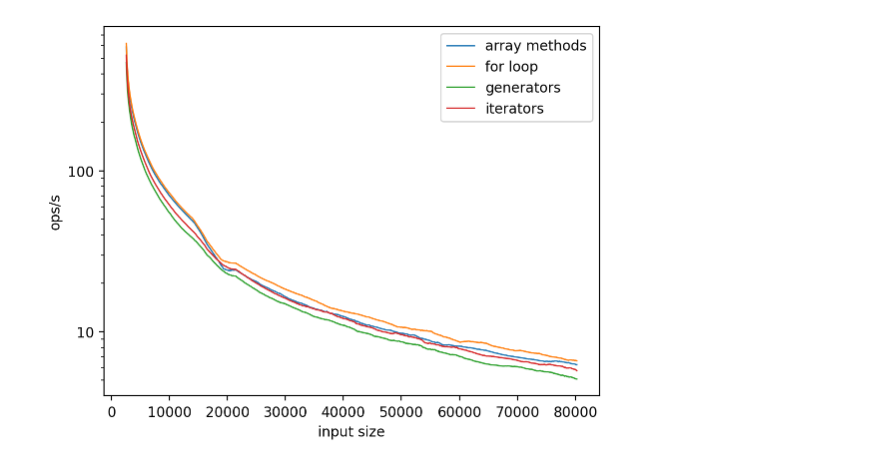
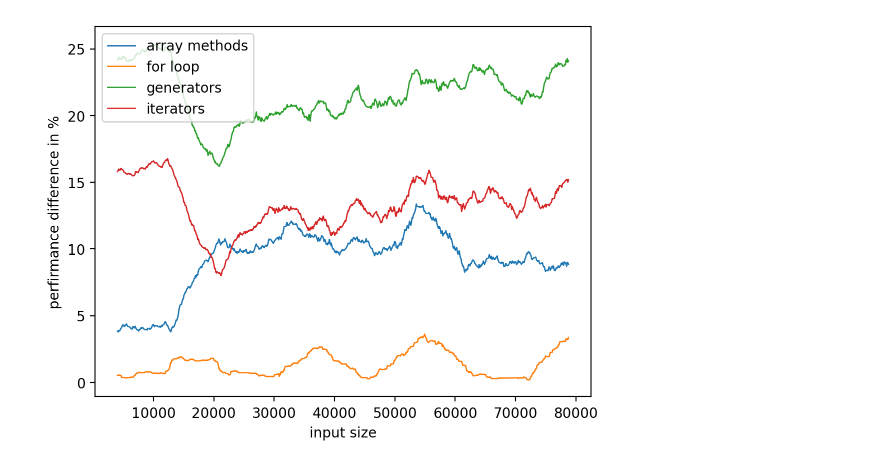
Before and after one commit to Lurk/generators_js, a Jupyter notebook: analyze.ipynb, the cells around one changed output. Drawn from its saved outputs; the diff is of its cells as text; code cells hidden in the pictures.

```diff
--- a/analyze.ipynb
+++ b/analyze.ipynb
@@ -32,22 +34,16 @@ display(dataframe)
 # %%
-groups = dataframe.groupby('name')
-
 ax = plt.gca()
 
-names = dataframe['name'].unique()
-
 for name in names:
-    data = groups.get_group(name)[['size', 'ops']].rolling(50).mean()
-    data.plot(kind='line',x='size',y='ops' ,ax=ax, linewidth=1)
+    data = groups.get_group(name)[['size', 'percentSlower']].rolling(80).mean()
+    data.plot(kind='line',x='size',y='percentSlower' ,ax=ax, linewidth=1)
 
 current_handles, _ = ax.get_legend_handles_labels()
 plt.legend(current_handles, names)
 
 ax.set_xlabel('input size')
-ax.set_ylabel('ops/s')
-ax.set_yscale('log')
-ax.get_yaxis().set_major_formatter(ticker.ScalarFormatter())
+ax.set_ylabel('perfirmance difference in %')
 
 plt.show()
 # %% [output]
-[figure, old version]
+[figure, new version]
```
Also changed, not shown: parts of 3 cells of this notebook.
